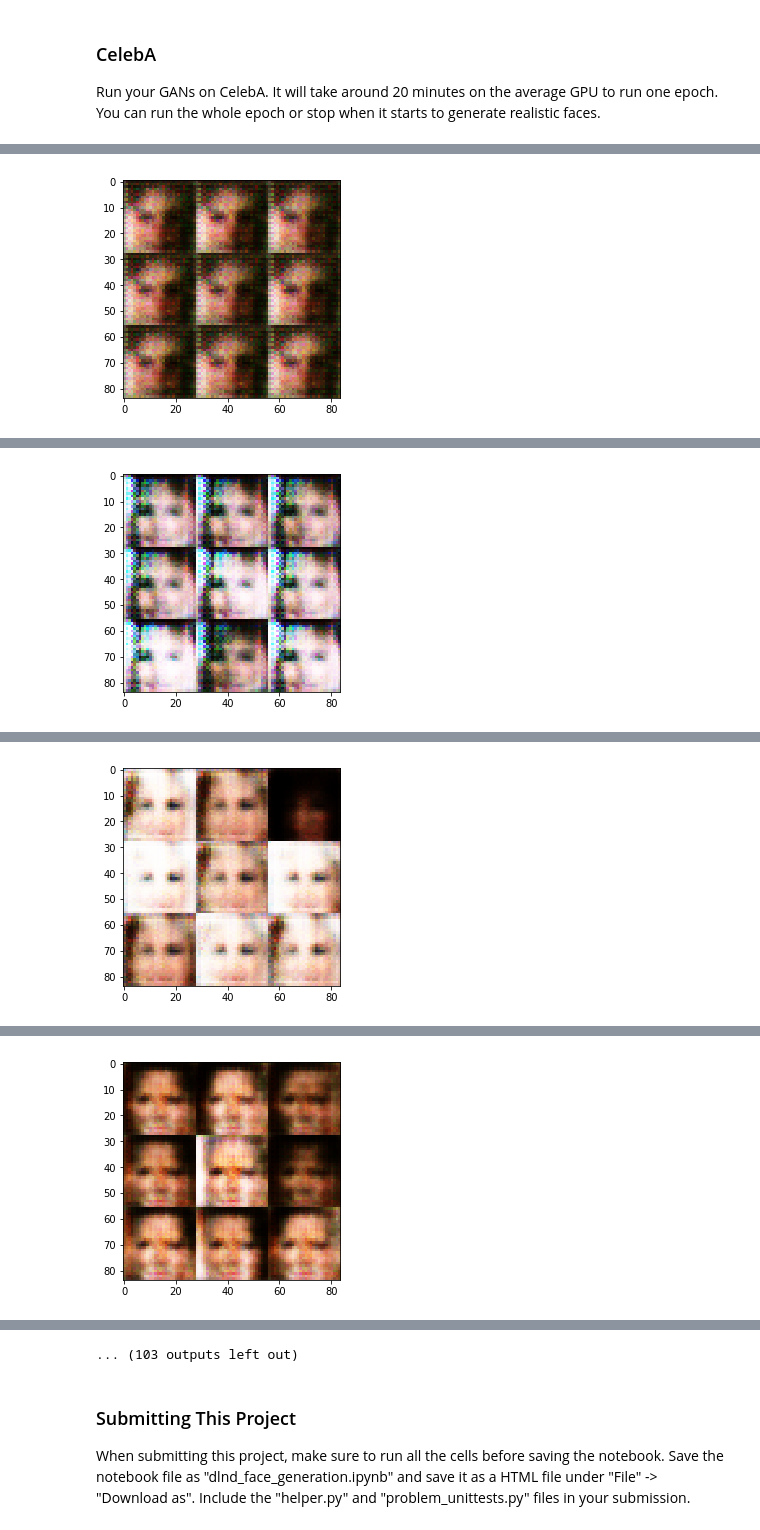
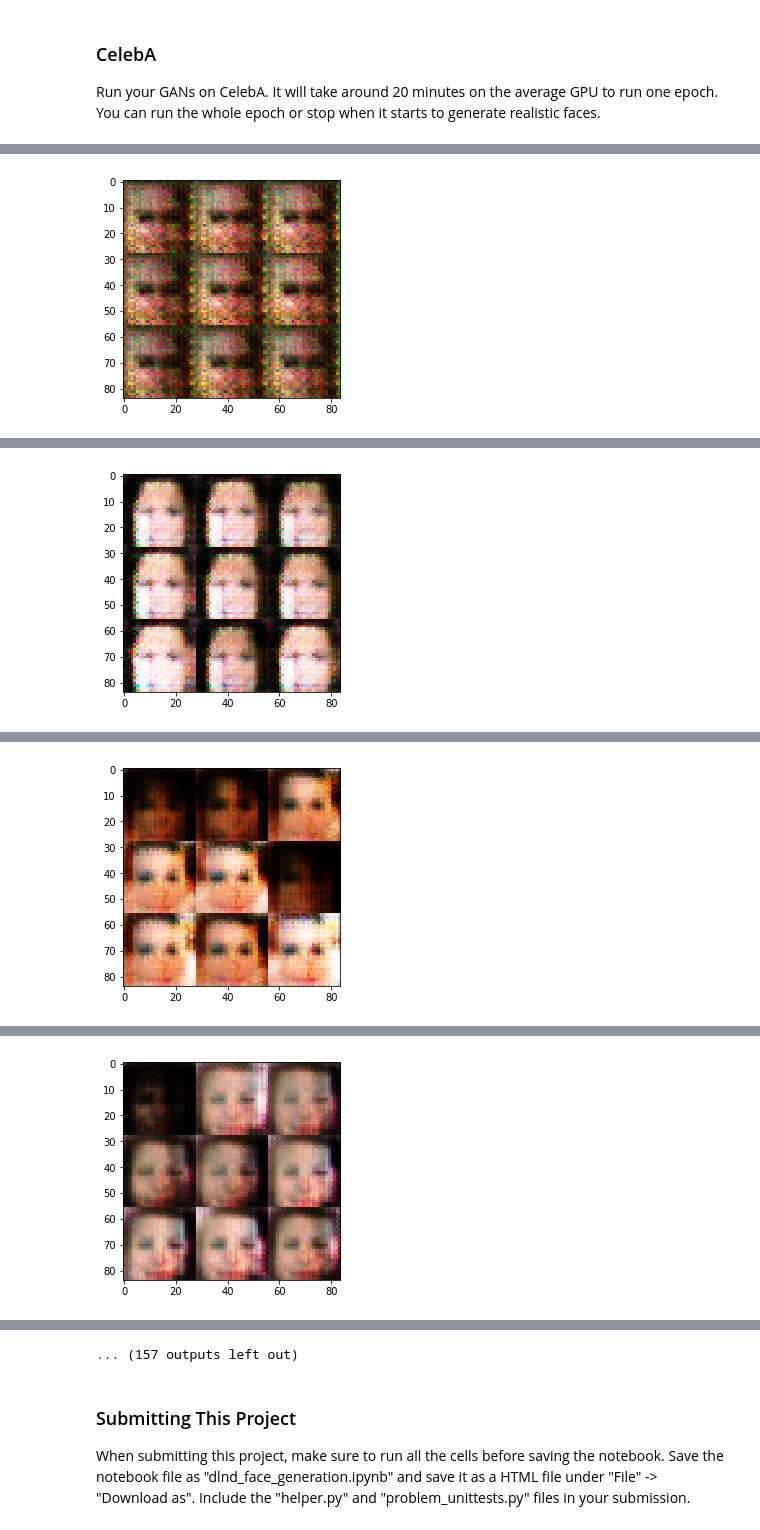
Before and after one commit to AnnoyinSamurai/deep-learning, a Jupyter notebook: face_generation/dlnd_face_generation.ipynb, the cells around one changed output, grey strips where cells are left out. Cells and saved outputs as stored; diff of their text form; code cells hidden in the pictures.

```diff
--- a/face_generation/dlnd_face_generation.ipynb
+++ b/face_generation/dlnd_face_generation.ipynb
@@ -464,7 +464,7 @@ Epoch 1/2... Discriminator Loss: 0.7532... Generator Loss: 1.1083
 ### CelebA
 Run your GANs on CelebA.  It will take around 20 minutes on the average GPU to run one epoch.  You can run the whole epoch or stop when it starts to generate realistic faces.
 # %%
-batch_size = 32
+batch_size = 24
 z_dim = 100
 learning_rate = 0.0004
 beta1 = 0.2
@@ -492 +492 @@ Epoch 1/1... Discriminator Loss: 0.1061... Generator Loss: 3.2007
-[figure, old version]
+[figure, new version]
@@ -503 +503 @@ Epoch 1/1... Discriminator Loss: 0.0460... Generator Loss: 3.2835
-[figure, old version]
+[figure, new version]
@@ -514 +514 @@ Epoch 1/1... Discriminator Loss: 0.3701... Generator Loss: 1.8226
-[figure, old version]
+[figure, new version]
@@ -525 +525 @@ Epoch 1/1... Discriminator Loss: 0.3540... Generator Loss: 1.6768
-[figure, old version]
+[figure, new version]
@@ -548,4 +548,4 @@ Epoch 1/1... Discriminator Loss: 0.2464... Generator Loss: 2.5432
-... (103 outputs left out)
+... (157 outputs left out)
 # %% [markdown]
 ### Submitting This Project
 When submitting this project, make sure to run all the cells before saving the notebook. Save the notebook file as "dlnd_face_generation.ipynb" and save it as a HTML file under "File" -> "Download as". Include the "helper.py" and "problem_unittests.py" files in your submission.
```
Also changed, not shown: parts of 2 cells of this notebook.
